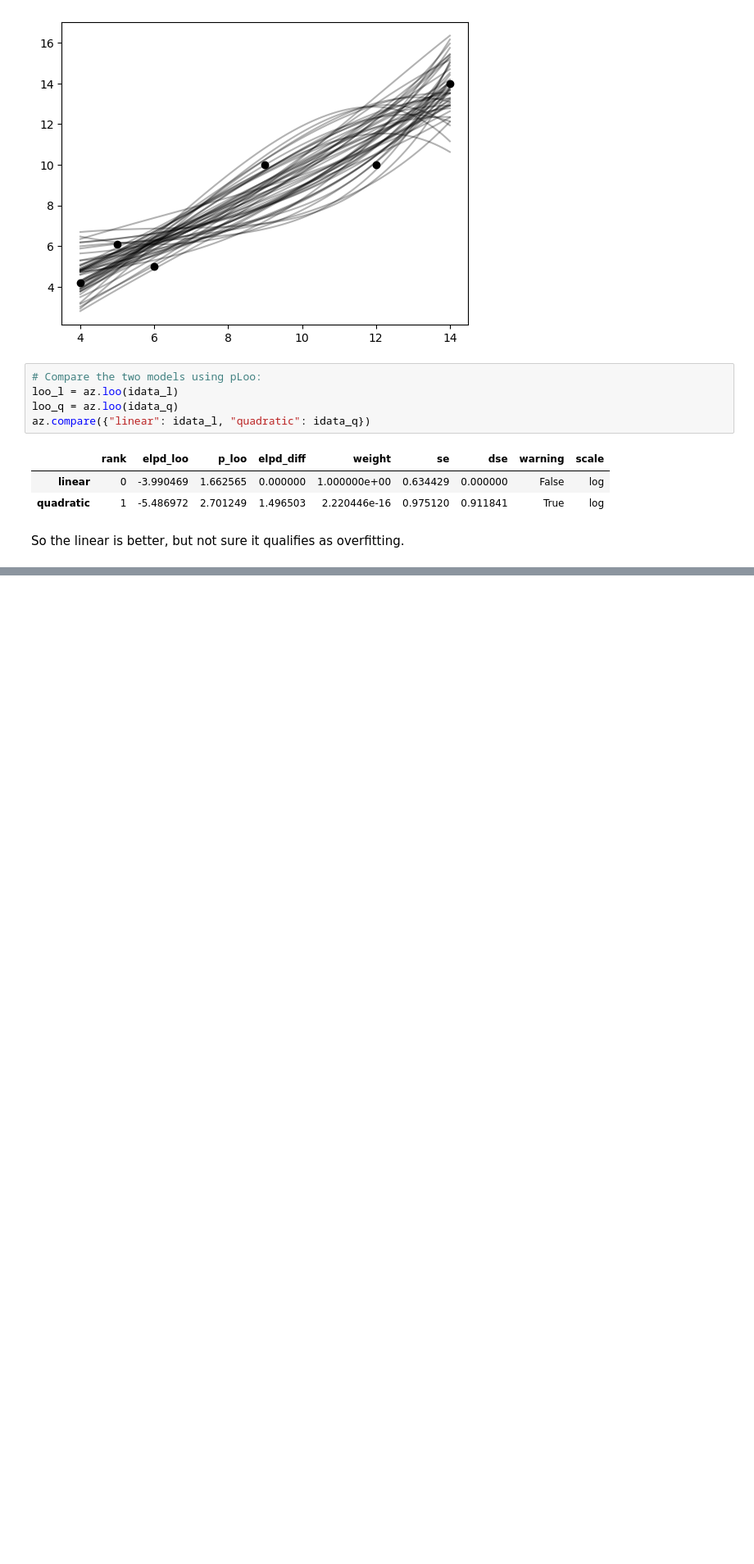
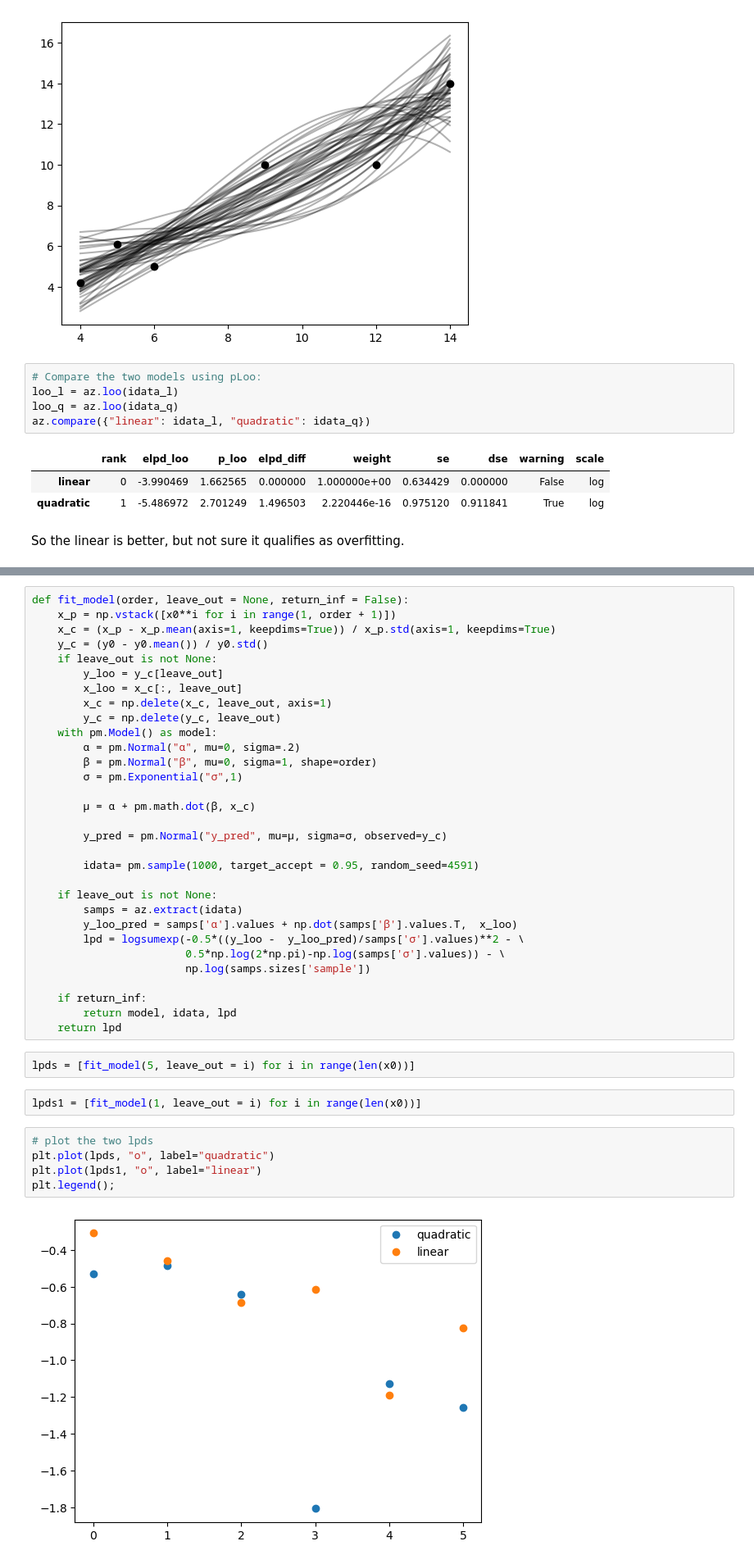
Before and after one commit to DrEntropy/BAP3, a Jupyter notebook: DrEntropy/Overfit.ipynb, the cells around one changed output, grey strips where cells are left out. Shown at 82% size. Drawn from its saved outputs; the diff is of its cells as text; blank space fills up the shorter version.

```diff
--- a/DrEntropy/Overfit.ipynb
+++ b/DrEntropy/Overfit.ipynb
@@ -152,0 +159,42 @@ So the linear is better, but not sure it qualifies as overfitting.
+# %%
+def fit_model(order, leave_out = None, return_inf = False):
+    x_p = np.vstack([x0**i for i in range(1, order + 1)])
+    x_c = (x_p - x_p.mean(axis=1, keepdims=True)) / x_p.std(axis=1, keepdims=True)
+    y_c = (y0 - y0.mean()) / y0.std()
+    if leave_out is not None:
+        y_loo = y_c[leave_out]
+        x_loo = x_c[:, leave_out]
+        x_c = np.delete(x_c, leave_out, axis=1)
+        y_c = np.delete(y_c, leave_out)
+    with pm.Model() as model:
+        α = pm.Normal("α", mu=0, sigma=.2)
+        β = pm.Normal("β", mu=0, sigma=1, shape=order)
+        σ = pm.Exponential("σ",1)
+
+        μ = α + pm.math.dot(β, x_c)
+
+        y_pred = pm.Normal("y_pred", mu=μ, sigma=σ, observed=y_c)
+
+        idata= pm.sample(1000, target_accept = 0.95, random_seed=4591)
+
+    if leave_out is not None:
+        samps = az.extract(idata)
+        y_loo_pred = samps['α'].values + np.dot(samps['β'].values.T,  x_loo)
+        lpd = logsumexp(-0.5*((y_loo -  y_loo_pred)/samps['σ'].values)**2 - \
+                        0.5*np.log(2*np.pi)-np.log(samps['σ'].values)) - \
+                        np.log(samps.sizes['sample'])
+
+    if return_inf:
+        return model, idata, lpd
+    return lpd
+# %%
+lpds = [fit_model(5, leave_out = i) for i in range(len(x0))]
+# %%
+lpds1 = [fit_model(1, leave_out = i) for i in range(len(x0))]
+# %%
+# plot the two lpds
+plt.plot(lpds, "o", label="quadratic")
+plt.plot(lpds1, "o", label="linear")
+plt.legend();
+# %% [output]
+[figure, added]
```
Also changed, not shown: parts of 10 cells of this notebook.
